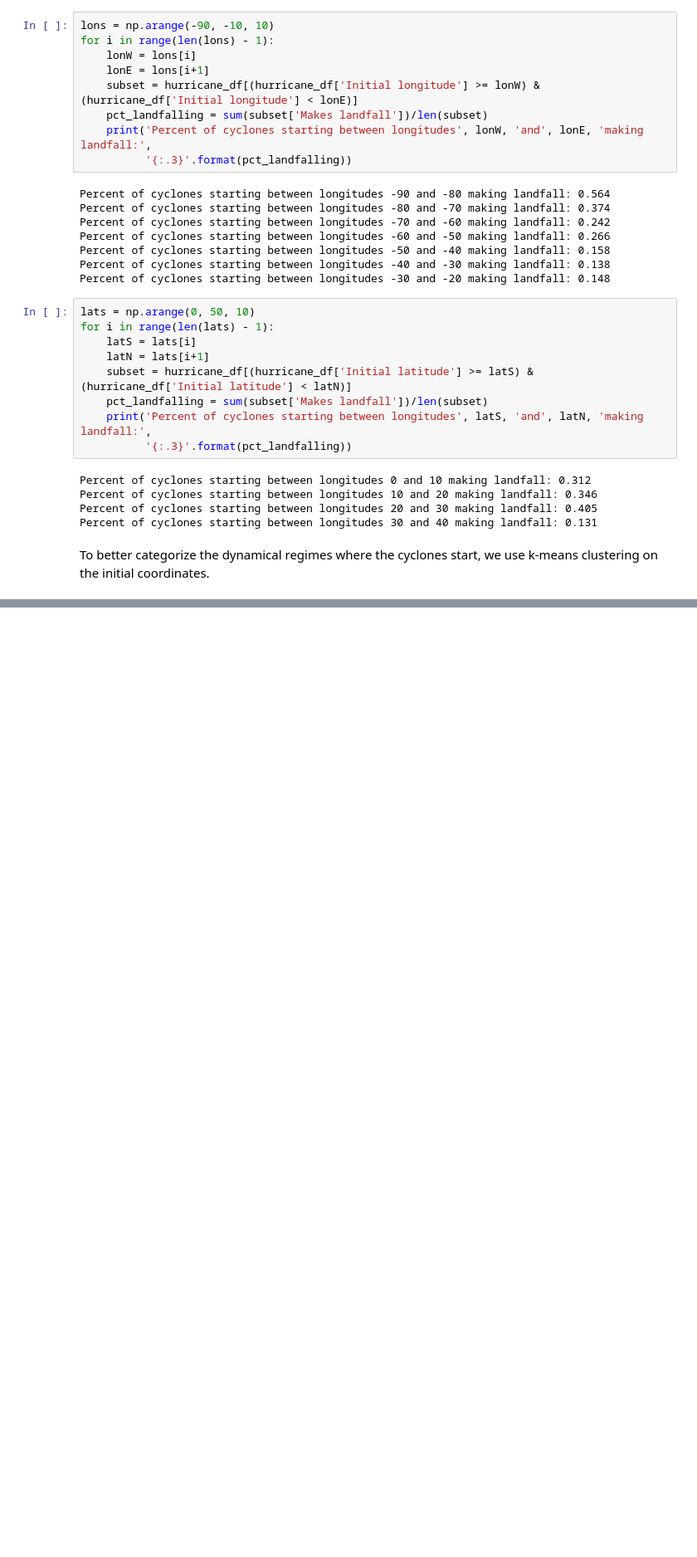
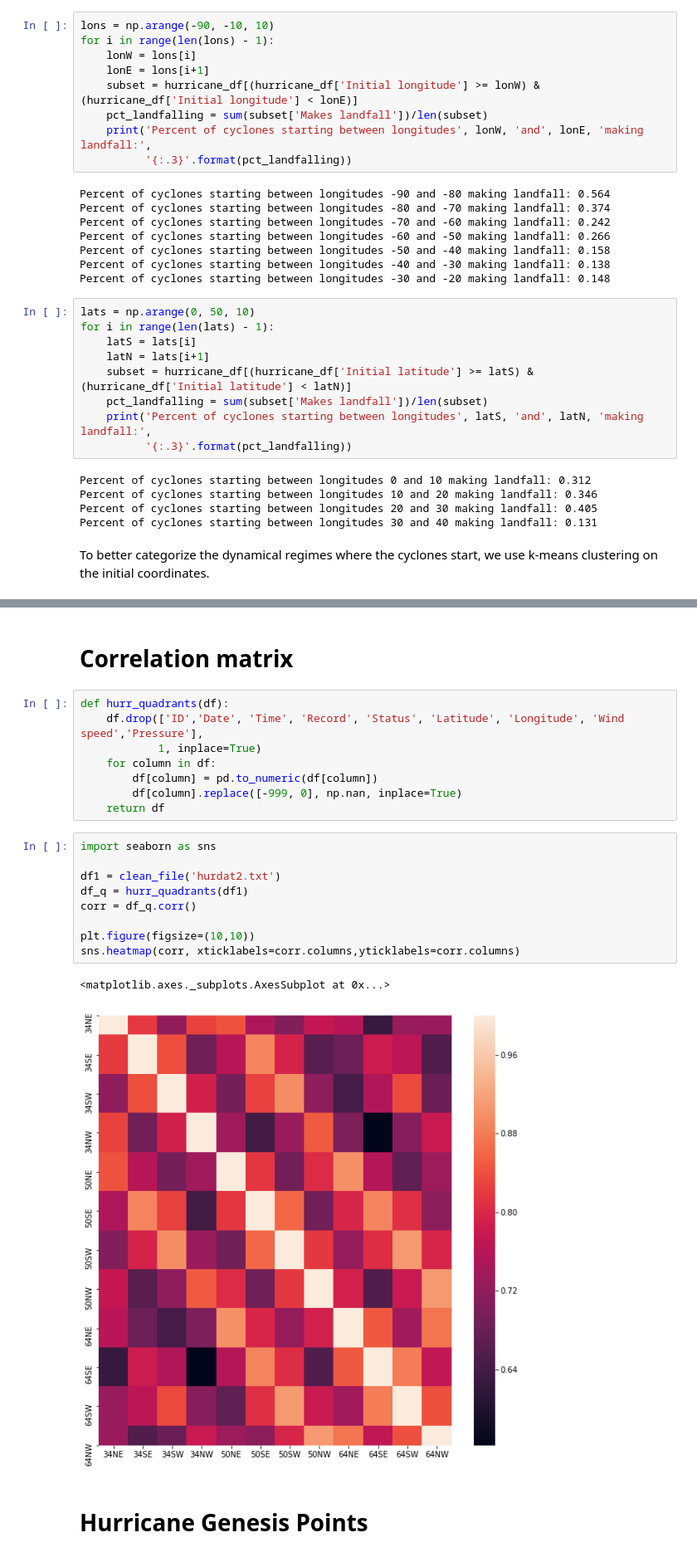
Before and after one commit to jonathanlu02/HurricanePrediction, a Jupyter notebook: Hurricane Project.ipynb, the cells around one changed output, grey strips where cells are left out. Shown: that part at 83% size. Drawn from its saved outputs; the diff is of its cells as text; blank space fills up the shorter version.

```diff
--- a/Hurricane Project.ipynb
+++ b/Hurricane Project.ipynb
@@ -220,0 +220,24 @@ print(neigh.kneighbors([[1., 1., 1.]]))
+# %% [markdown]
+# Correlation matrix
+# %%
+def hurr_quadrants(df):
+    df.drop(['ID','Date', 'Time', 'Record', 'Status', 'Latitude', 'Longitude', 'Wind speed','Pressure'],
+            1, inplace=True)
+    for column in df:
+        df[column] = pd.to_numeric(df[column])
+        df[column].replace([-999, 0], np.nan, inplace=True)
+    return df
+# %%
+import seaborn as sns
+
+df1 = clean_file('hurdat2.txt')
+df_q = hurr_quadrants(df1)
+corr = df_q.corr()
+
+plt.figure(figsize=(10,10))
+sns.heatmap(corr, xticklabels=corr.columns,yticklabels=corr.columns)
+# %% [output]
+<matplotlib.axes._subplots.AxesSubplot at 0x...>
+[figure, added]
+# %% [markdown]
+# Hurricane Genesis Points
```
Also changed, not shown: parts of 19 cells of this notebook.
